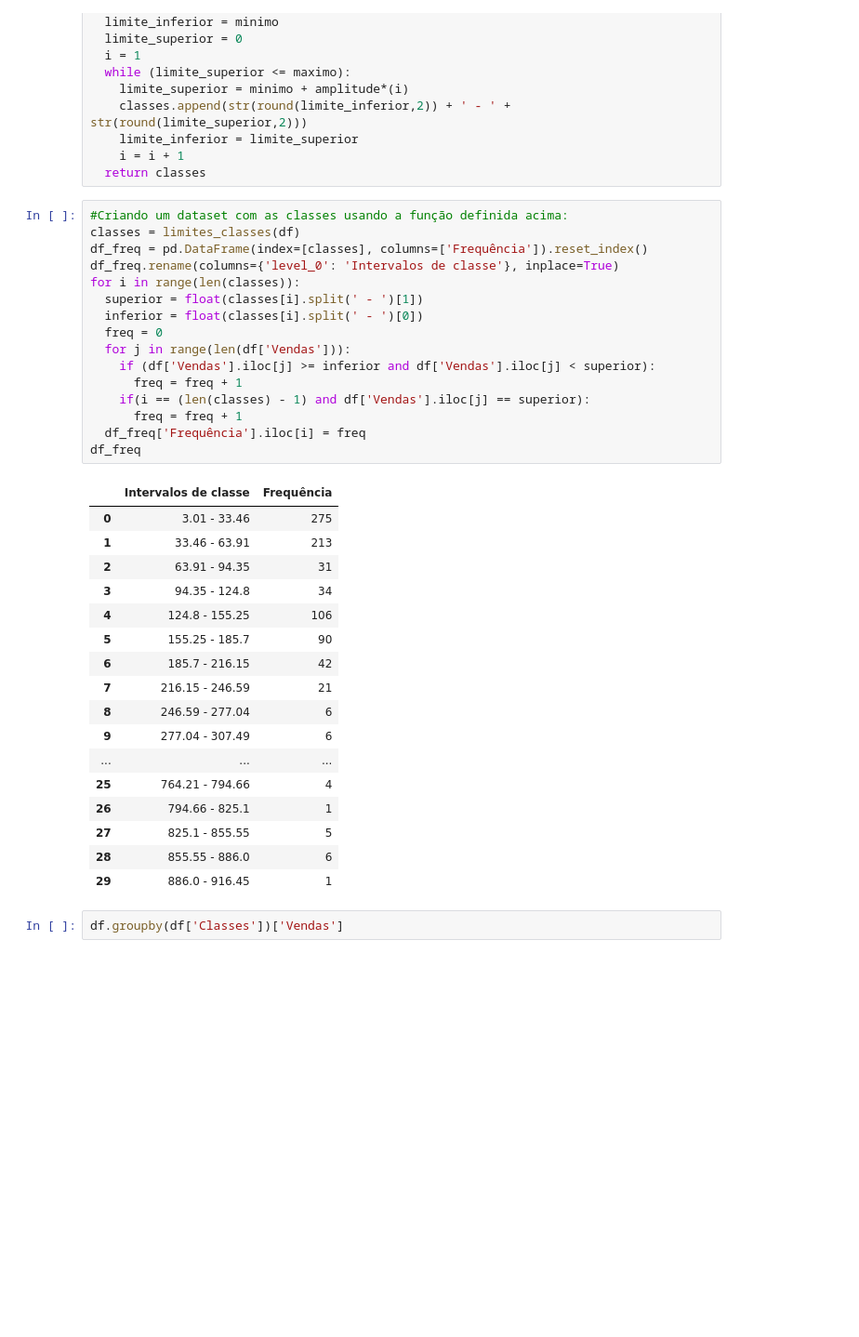
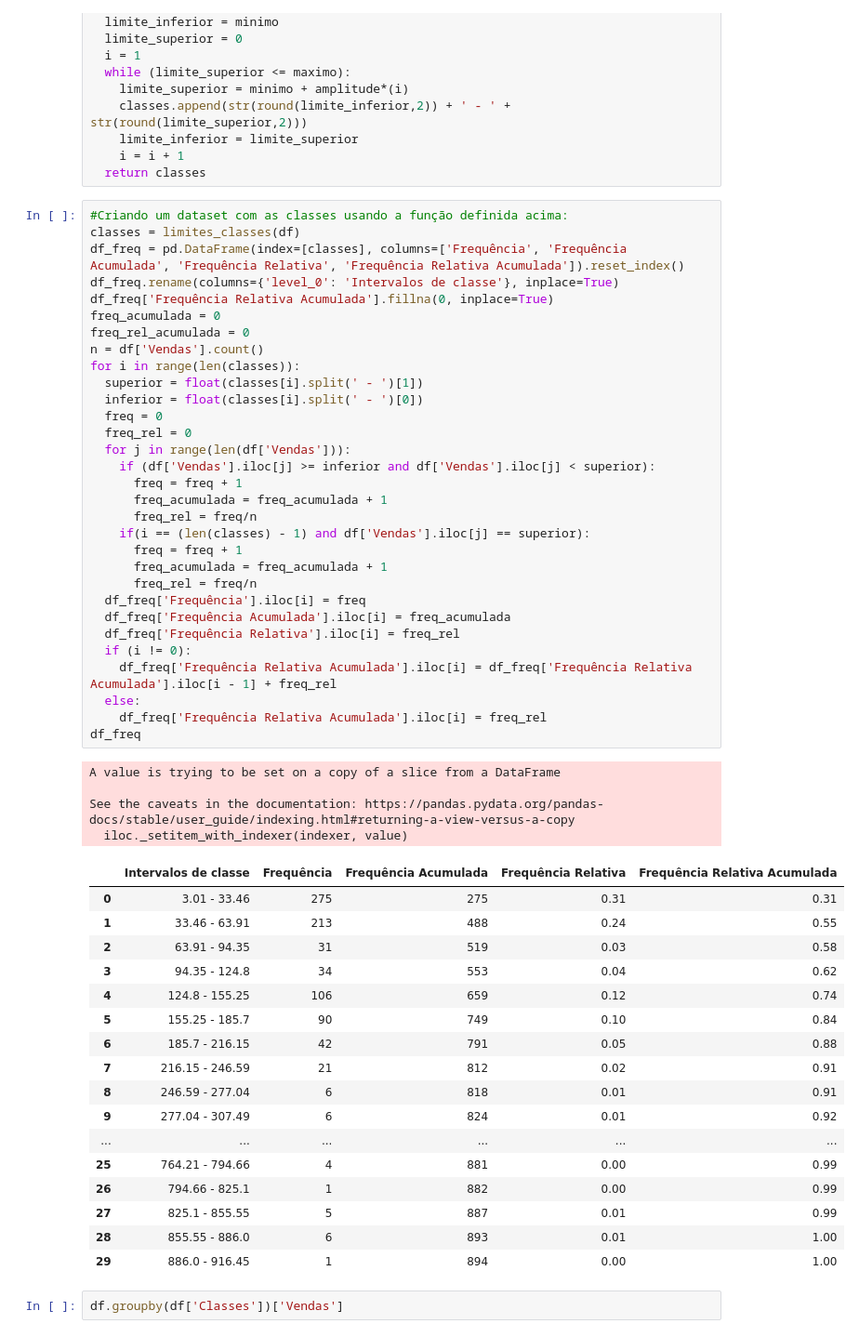
Before and after one commit to shl0mo/AnaliseDados_DIO-Pandas, a Jupyter notebook: AnaliseDados_DIO_Pandas.ipynb, the cells around one changed output. Shown at 93% size. Saved outputs shown, nothing was run; the diff lists cells and outputs as text; blank space fills up the shorter version.

```diff
--- a/AnaliseDados_DIO_Pandas.ipynb
+++ b/AnaliseDados_DIO_Pandas.ipynb
@@ -1009,37 +1009,56 @@ def limites_classes(dataframe):
 # %%
 #Criando um dataset com as classes usando a função definida acima:
 classes = limites_classes(df)
-df_freq = pd.DataFrame(index=[classes], columns=['Frequência']).reset_index()
+df_freq = pd.DataFrame(index=[classes], columns=['Frequência', 'Frequência Acumulada', 'Frequência Relativa', 'Frequência Relativa Acumulada']).reset_index()
 df_freq.rename(columns={'level_0': 'Intervalos de classe'}, inplace=True)
+df_freq['Frequência Relativa Acumulada'].fillna(0, inplace=True)
+freq_acumulada = 0
+freq_rel_acumulada = 0
+n = df['Vendas'].count()
 for i in range(len(classes)):
   superior = float(classes[i].split(' - ')[1])
   inferior = float(classes[i].split(' - ')[0])
   freq = 0
+  freq_rel = 0
   for j in range(len(df['Vendas'])):
     if (df['Vendas'].iloc[j] >= inferior and df['Vendas'].iloc[j] < superior):
       freq = freq + 1
+      freq_acumulada = freq_acumulada + 1
+      freq_rel = freq/n
     if(i == (len(classes) - 1) and df['Vendas'].iloc[j] == superior):
       freq = freq + 1
+      freq_acumulada = freq_acumulada + 1
+      freq_rel = freq/n
   df_freq['Frequência'].iloc[i] = freq
+  df_freq['Frequência Acumulada'].iloc[i] = freq_acumulada
+  df_freq['Frequência Relativa'].iloc[i] = freq_rel
+  if (i != 0):
+    df_freq['Frequência Relativa Acumulada'].iloc[i] = df_freq['Frequência Relativa Acumulada'].iloc[i - 1] + freq_rel
+  else:
+    df_freq['Frequência Relativa Acumulada'].iloc[i] = freq_rel
 df_freq
 # %% [output]
+A value is trying to be set on a copy of a slice from a DataFrame
+
+See the caveats in the documentation: https://pandas.pydata.org/pandas-docs/stable/user_guide/indexing.html#returning-a-view-versus-a-copy
+  iloc._setitem_with_indexer(indexer, value)
-|  | Intervalos de classe | Frequência |
-| 0 | 3.01 - 33.46 | 275 |
-| 1 | 33.46 - 63.91 | 213 |
-| 2 | 63.91 - 94.35 | 31 |
-| 3 | 94.35 - 124.8 | 34 |
-| 4 | 124.8 - 155.25 | 106 |
-| 5 | 155.25 - 185.7 | 90 |
-| 6 | 185.7 - 216.15 | 42 |
-| 7 | 216.15 - 246.59 | 21 |
-| 8 | 246.59 - 277.04 | 6 |
-| 9 | 277.04 - 307.49 | 6 |
-| ... | ... | ... |
-| 25 | 764.21 - 794.66 | 4 |
-| 26 | 794.66 - 825.1 | 1 |
-| 27 | 825.1 - 855.55 | 5 |
-| 28 | 855.55 - 886.0 | 6 |
-| 29 | 886.0 - 916.45 | 1 |
+|  | Intervalos de classe | Frequência | Frequência Acumulada | Frequência Relativa | Frequência Relativa Acumulada |
+| 0 | 3.01 - 33.46 | 275 | 275 | 0.31 | 0.31 |
+| 1 | 33.46 - 63.91 | 213 | 488 | 0.24 | 0.55 |
+| 2 | 63.91 - 94.35 | 31 | 519 | 0.03 | 0.58 |
+| 3 | 94.35 - 124.8 | 34 | 553 | 0.04 | 0.62 |
+| 4 | 124.8 - 155.25 | 106 | 659 | 0.12 | 0.74 |
+| 5 | 155.25 - 185.7 | 90 | 749 | 0.10 | 0.84 |
+| 6 | 185.7 - 216.15 | 42 | 791 | 0.05 | 0.88 |
+| 7 | 216.15 - 246.59 | 21 | 812 | 0.02 | 0.91 |
+| 8 | 246.59 - 277.04 | 6 | 818 | 0.01 | 0.91 |
+| 9 | 277.04 - 307.49 | 6 | 824 | 0.01 | 0.92 |
+| ... | ... | ... | ... | ... | ... |
+| 25 | 764.21 - 794.66 | 4 | 881 | 0.00 | 0.99 |
+| 26 | 794.66 - 825.1 | 1 | 882 | 0.00 | 0.99 |
+| 27 | 825.1 - 855.55 | 5 | 887 | 0.01 | 0.99 |
+| 28 | 855.55 - 886.0 | 6 | 893 | 0.01 | 1.00 |
+| 29 | 886.0 - 916.45 | 1 | 894 | 0.00 | 1.00 |
 # %%
 df.groupby(df['Classes'])['Vendas']
 # %% [output]
```
